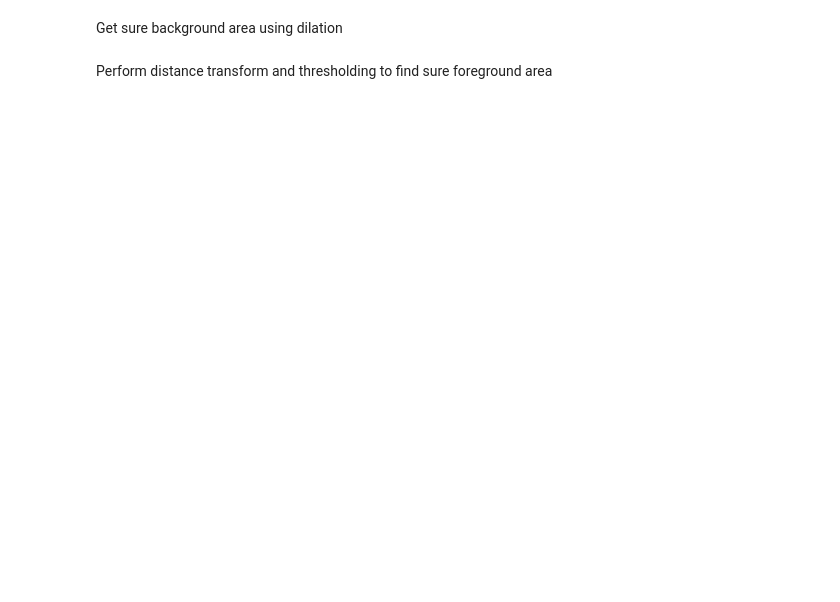
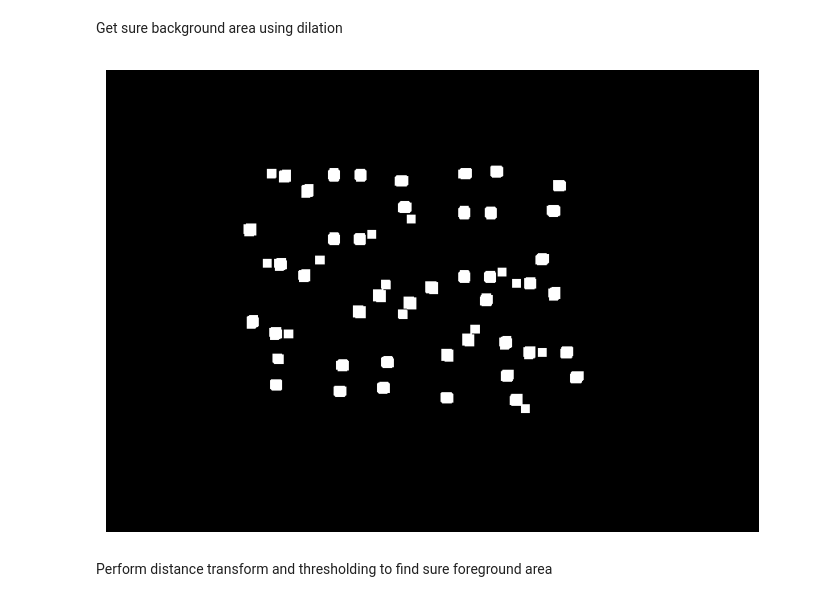
Before and after one commit to daiianaaa/Segmentation_algo, a Jupyter notebook: watershed_segmentation.ipynb, the cells around one changed output. Cells and saved outputs as stored; diff of their text form; code cells hidden in the pictures; blank space fills up the shorter version.

```diff
--- a/watershed_segmentation.ipynb
+++ b/watershed_segmentation.ipynb
@@ -22,6 +44,13 @@ opening = cv2.morphologyEx(binary, cv2.MORPH_OPEN, kernel, iterations=2)
 Get sure background area using dilation
 # %%
 sure_bg = cv2.dilate(opening, kernel, iterations=3)
+
+plt.figure(figsize=(10, 6))
+plt.imshow(sure_bg, cmap='gray')
+plt.axis('off')
+plt.show()
+# %% [output]
+[figure, added]
 # %% [markdown]
 Perform distance transform and thresholding to find sure foreground area
 # %%
```
Also changed, not shown: parts of 8 cells of this notebook.
